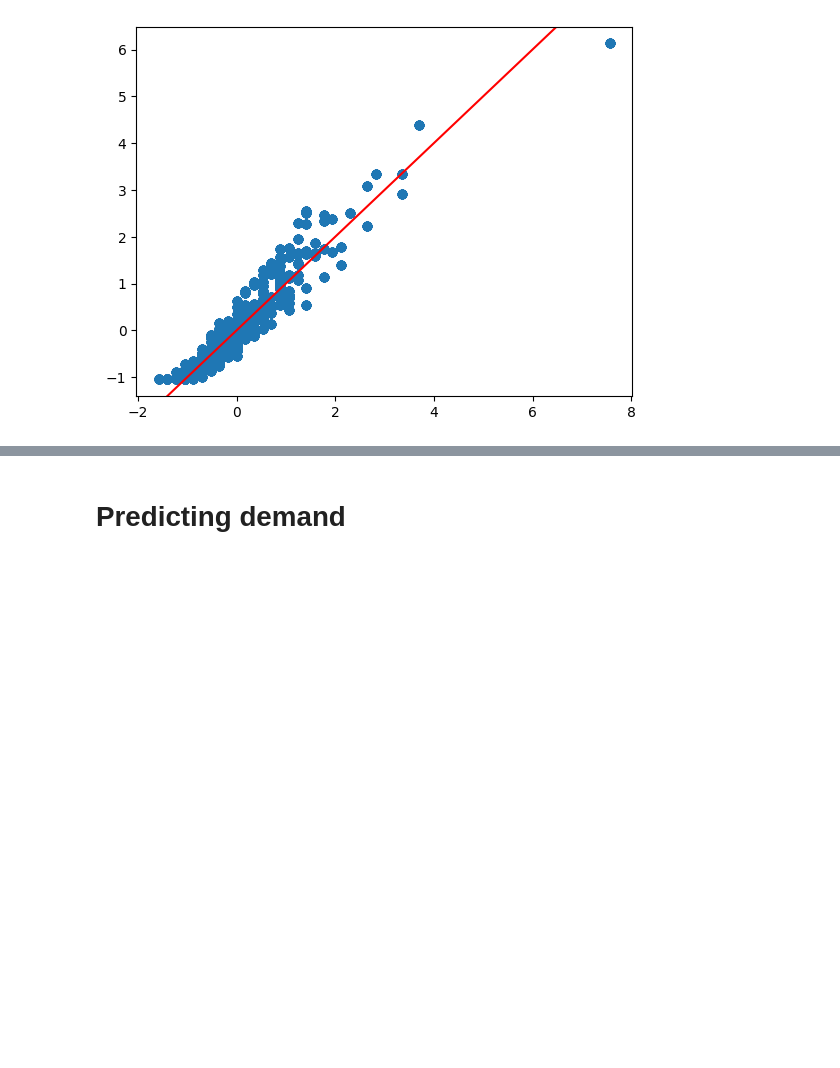
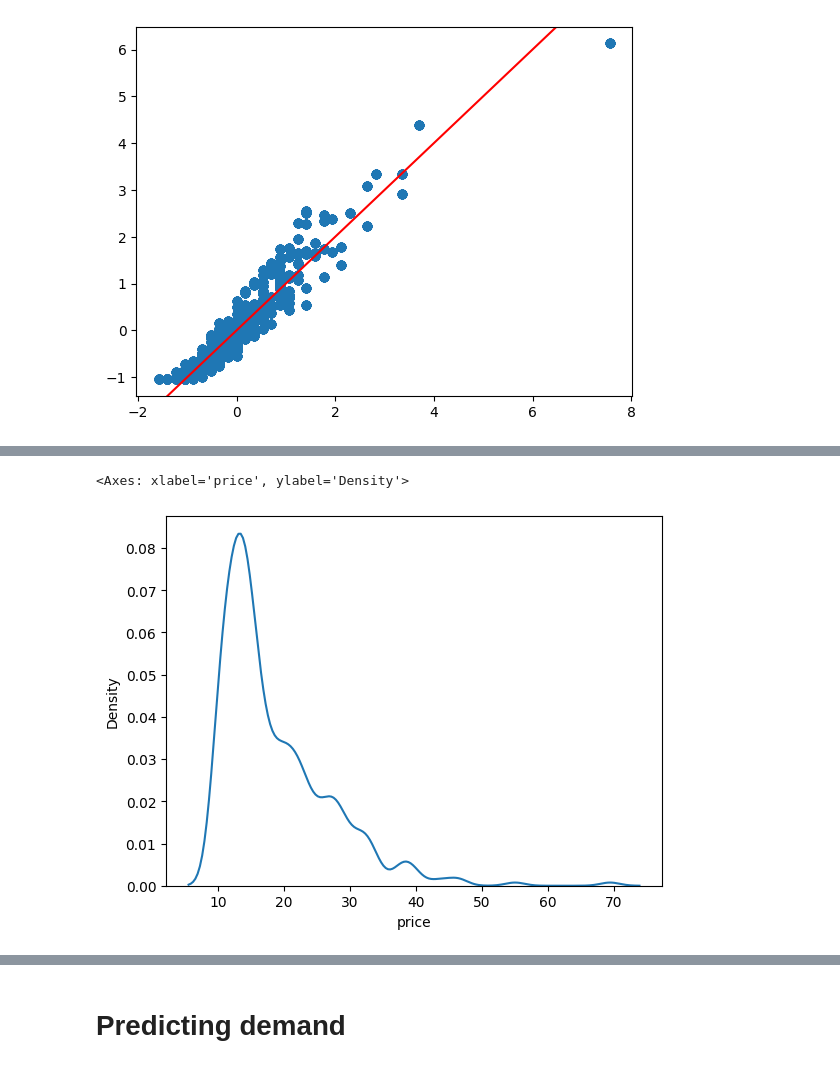
Before and after one commit to Jungar111/multi_agent_reinforcement_learning, a Jupyter notebook: notebooks/data_analysis_brooklyn.ipynb, the cells around one changed output, grey strips where cells are left out. Cells and saved outputs as stored; diff of their text form; code cells hidden in the pictures; blank space fills up the shorter version.

```diff
--- a/notebooks/data_analysis_brooklyn.ipynb
+++ b/notebooks/data_analysis_brooklyn.ipynb
@@ -187,0 +322,5 @@ Generalized Linear Model Regression Results
+# %%
+sns.kdeplot(df["price"])
+# %% [output]
+<Axes: xlabel='price', ylabel='Density'>
+[figure, added]
```
Also changed, not shown: parts of 24 cells of this notebook, 10 other files.
